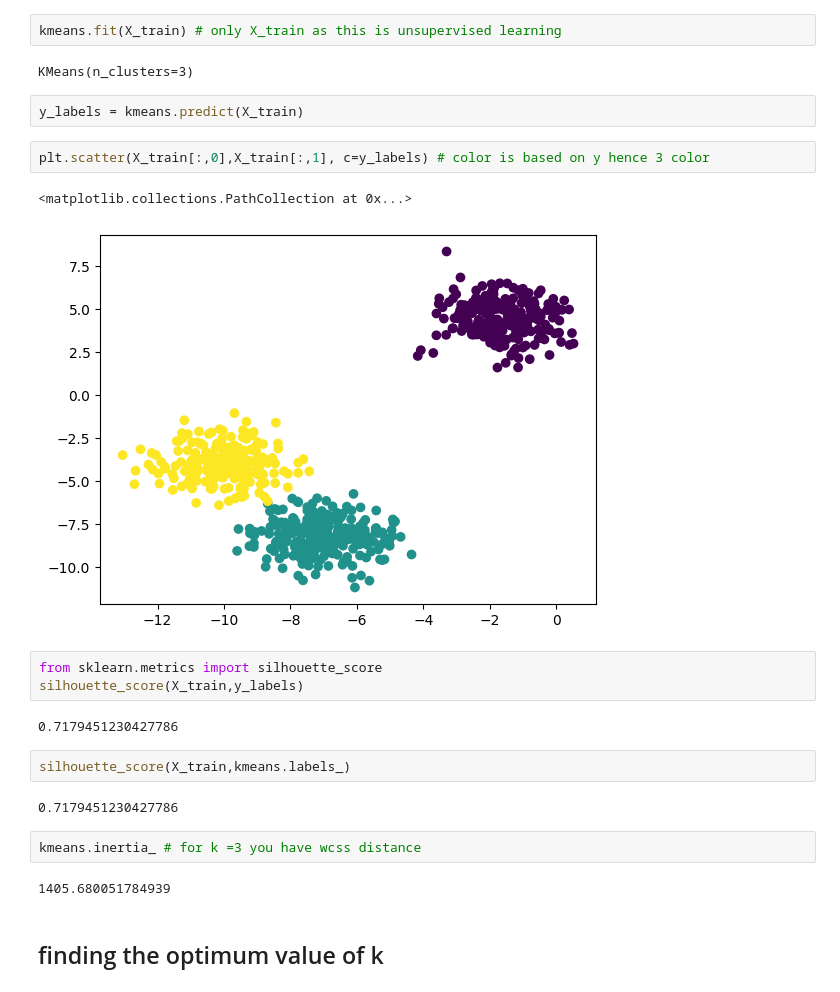
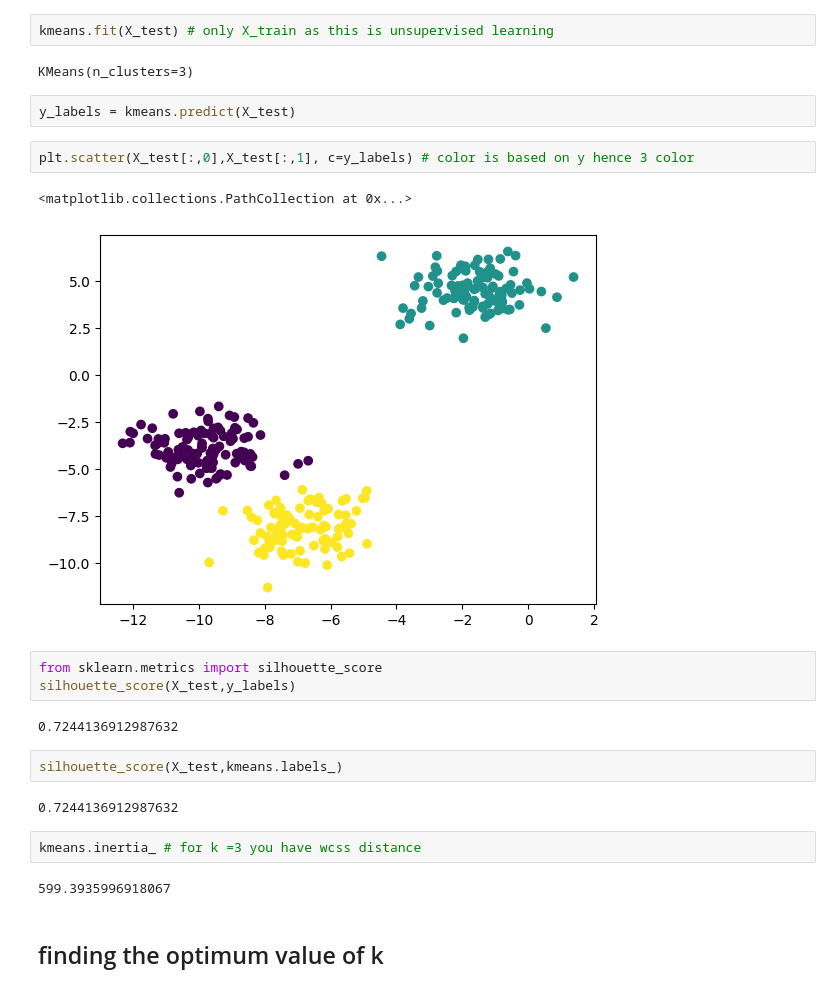
Before and after one commit to avinashrai16/DS-PRO, a Jupyter notebook: Module06-Machine-Learning/class23-29-06-2024-Unsupervised Learining/05.K Means Clustering-Impl.ipynb, the cells around one changed output. Cells and saved outputs as stored; diff of their text form.

```diff
--- a/Module06-Machine-Learning/class23-29-06-2024-Unsupervised Learining/05.K Means Clustering-Impl.ipynb
+++ b/Module06-Machine-Learning/class23-29-06-2024-Unsupervised Learining/05.K Means Clustering-Impl.ipynb
@@ -81,29 +81,29 @@ kmeans
 # %% [output]
 KMeans(n_clusters=3)
 # %%
-kmeans.fit(X_train) # only X_train as this is unsupervised learning
+kmeans.fit(X_test) # only X_train as this is unsupervised learning
 # %% [output]
 KMeans(n_clusters=3)
 # %%
-y_labels = kmeans.predict(X_train)
+y_labels = kmeans.predict(X_test)
 # %%
-plt.scatter(X_train[:,0],X_train[:,1], c=y_labels) # color is based on y hence 3 color
+plt.scatter(X_test[:,0],X_test[:,1], c=y_labels) # color is based on y hence 3 color
 # %% [output]
 <matplotlib.collections.PathCollection at 0x...>
-[figure, old version]
+[figure, new version]
 # %%
 from sklearn.metrics import silhouette_score
-silhouette_score(X_train,y_labels)
+silhouette_score(X_test,y_labels)
 # %% [output]
-0.7179451230427786
+0.7244136912987632
 # %%
-silhouette_score(X_train,kmeans.labels_)
+silhouette_score(X_test,kmeans.labels_)
 # %% [output]
-0.7179451230427786
+0.7244136912987632
 # %%
 kmeans.inertia_ # for k =3 you have wcss distance
 # %% [output]
-1405.680051784939
+599.3935996918067
 # %% [markdown]
 ## finding the optimum value of k
 # %%
```
Also changed, not shown: parts of 2 cells of this notebook.
